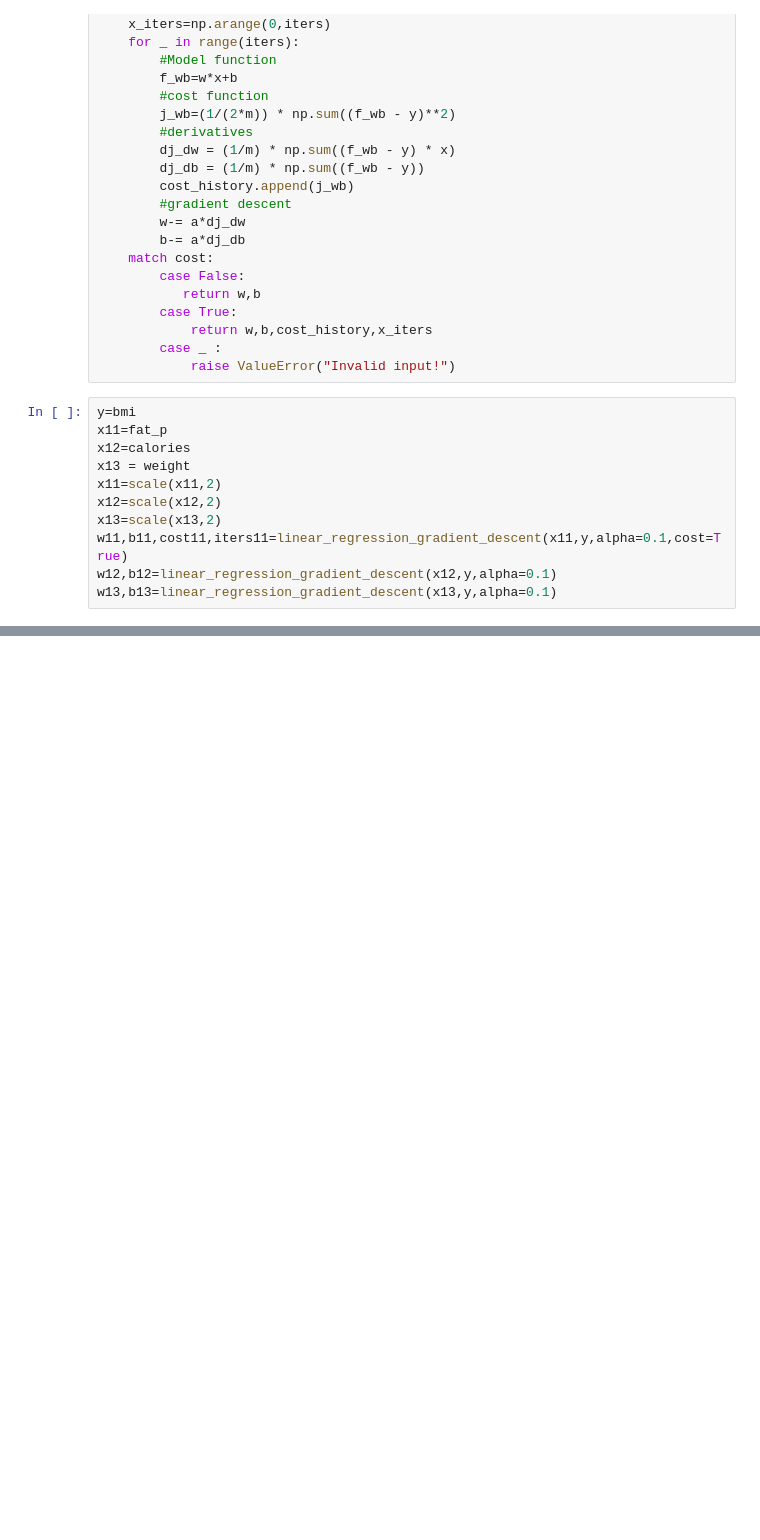
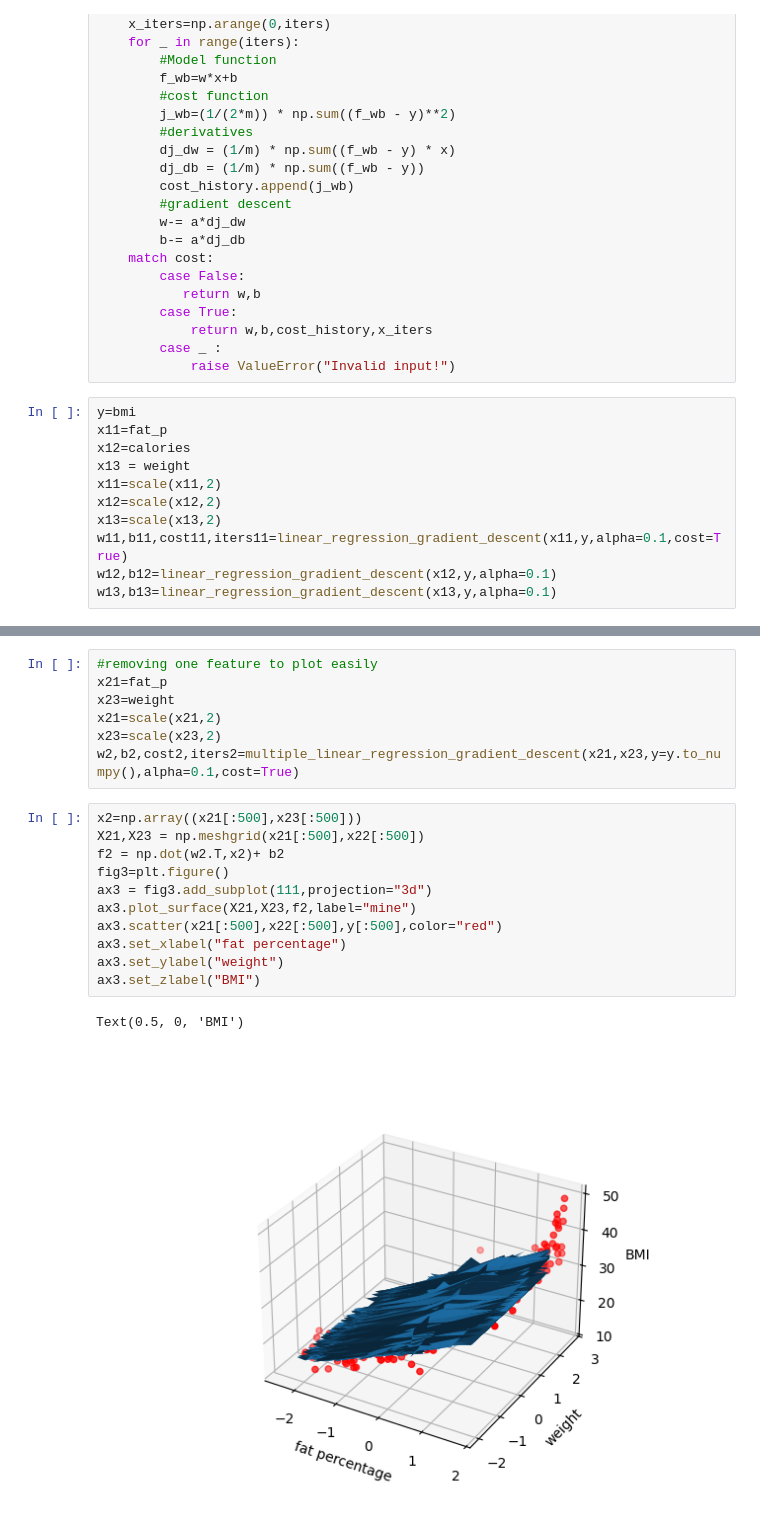
Before and after one commit to Pourixa/life-style-analyze, a Jupyter notebook: main.ipynb, the cells around one changed output, grey strips where cells are left out. Saved outputs shown, nothing was run; the diff lists cells and outputs as text; blank space fills up the shorter version.

```diff
--- a/main.ipynb
+++ b/main.ipynb
@@ -167,0 +222,21 @@ fig2
+# %%
+#removing one feature to plot easily
+x21=fat_p
+x23=weight
+x21=scale(x21,2)
+x23=scale(x23,2)
+w2,b2,cost2,iters2=multiple_linear_regression_gradient_descent(x21,x23,y=y.to_numpy(),alpha=0.1,cost=True)
+# %%
+x2=np.array((x21[:500],x23[:500]))
+X21,X23 = np.meshgrid(x21[:500],x22[:500])
+f2 = np.dot(w2.T,x2)+ b2
+fig3=plt.figure()
+ax3 = fig3.add_subplot(111,projection="3d")
+ax3.plot_surface(X21,X23,f2,label="mine")
+ax3.scatter(x21[:500],x22[:500],y[:500],color="red")
+ax3.set_xlabel("fat percentage")
+ax3.set_ylabel("weight")
+ax3.set_zlabel("BMI")
+# %% [output]
+Text(0.5, 0, 'BMI')
+[figure, added]
```
Also changed, not shown: parts of 10 cells of this notebook.
